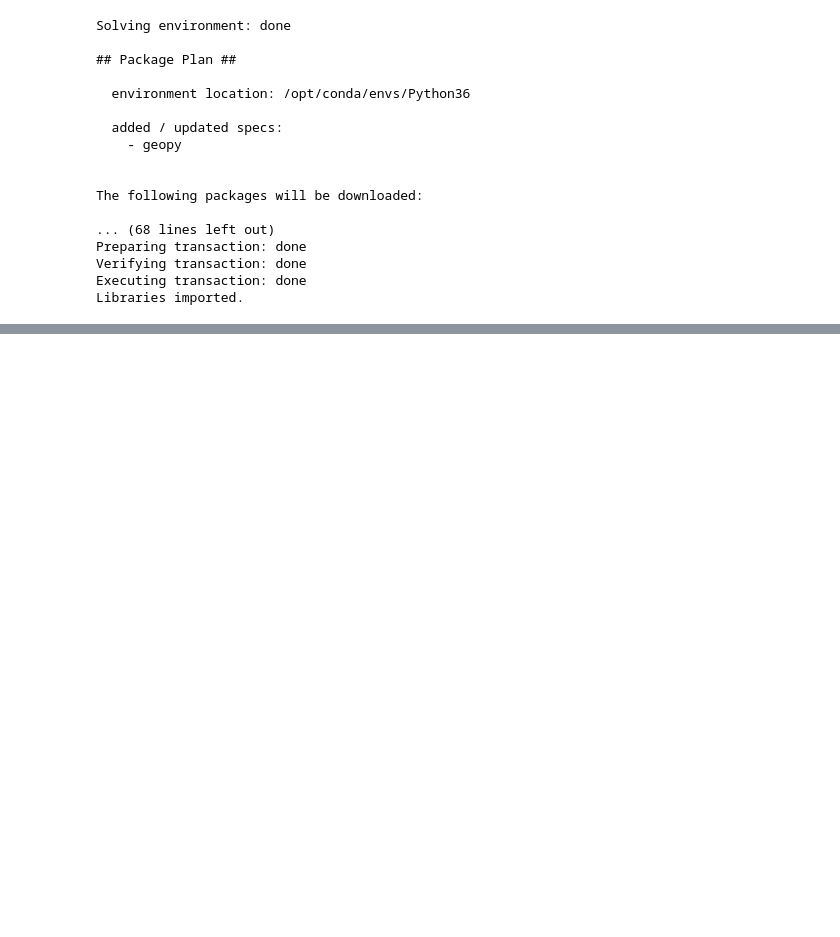
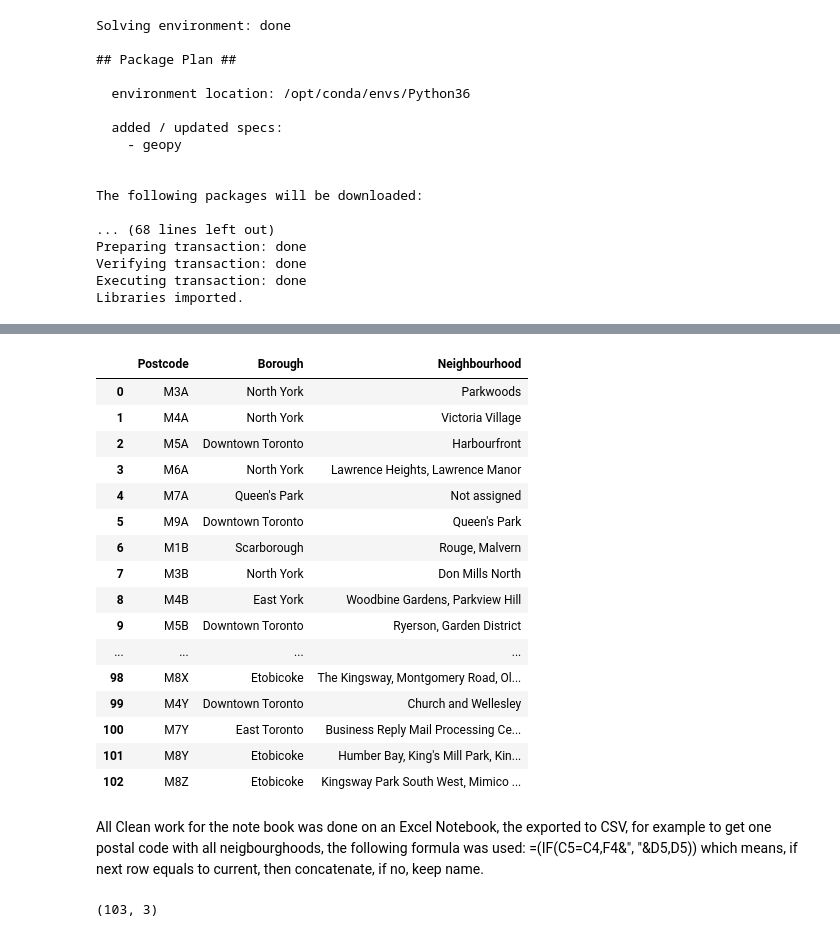
Before and after one commit to Mictalem/Coursera_Capstone, a Jupyter notebook: w3 - Toronto.ipynb, the cells around one changed output, grey strips where cells are left out. Saved outputs shown, nothing was run; the diff lists cells and outputs as text; code cells hidden in the pictures; blank space fills up the shorter version.

```diff
--- a/w3 - Toronto.ipynb
+++ b/w3 - Toronto.ipynb
@@ -42,3 +42,27 @@ Preparing transaction: done
 Verifying transaction: done
 Executing transaction: done
 Libraries imported.
+# %%
+
+import types
+from botocore.client import Config
+import ibm_boto3
+
+def __iter__(self): return 0
+
+# @hidden_cell
+# The following code accesses a file in your IBM Cloud Object Storage. It includes your credentials.
+# You might want to remove those credentials before you share the notebook.
+client_fd2bda2266444876853bd0f238a82ae6 = ibm_boto3.client(service_name='s3',
+    ibm_api_key_id='Jd75_zNJuZS-IXHbiE82I7OCHpcIWzyo-VMmE6q8sYeH',
+    ibm_auth_endpoint="https://iam.ng.bluemix.net/oidc/token",
+    config=Config(signature_version='oauth'),
+    endpoint_url='https://s3-api.us-geo.objectstorage.service.networklayer.com')
+
+body = client_fd2bda2266444876853bd0f238a82ae6.get_object(Bucket='applieddatasciencecapstone-donotdelete-pr-rhwuf20cmasnff',Key='TorontoWorkFinal.csv')['Body']
+# add missing __iter__ method, so pandas accepts body as file-like object
+if not hasattr(body, "__iter__"): body.__iter__ = types.MethodType( __iter__, body )
+
+# If you are reading an Excel file into a pandas DataFrame, replace `read_csv` by `read_excel` in the next statement.
+df_Toronto = pd.read_csv(body)
+df_Toronto.head()
@@ -44,0 +76,28 @@ Libraries imported.
+# %%
+df_Toronto
+# %% [output]
+|  | Postcode | Borough | Neighbourhood |
+| 0 | M3A | North York | Parkwoods |
+| 1 | M4A | North York | Victoria Village |
+| 2 | M5A | Downtown Toronto | Harbourfront |
+| 3 | M6A | North York | Lawrence Heights, Lawrence Manor |
+| 4 | M7A | Queen's Park | Not assigned |
+| 5 | M9A | Downtown Toronto | Queen's Park |
+| 6 | M1B | Scarborough | Rouge, Malvern |
+| 7 | M3B | North York | Don Mills North |
+| 8 | M4B | East York | Woodbine Gardens, Parkview Hill |
+| 9 | M5B | Downtown Toronto | Ryerson, Garden District |
+| ... | ... | ... | ... |
+| 98 | M8X | Etobicoke | The Kingsway, Montgomery Road, Ol... |
+| 99 | M4Y | Downtown Toronto | Church and Wellesley |
+| 100 | M7Y | East Toronto | Business Reply Mail Processing Ce... |
+| 101 | M8Y | Etobicoke | Humber Bay, King's Mill Park, Kin... |
+| 102 | M8Z | Etobicoke | Kingsway Park South West, Mimico ... |
+# %% [markdown]
+All Clean work for the note book was done on an Excel Notebook, the exported to CSV, for example to get one postal code with all neigbourghoods, the following formula was used:
+=(IF(C5=C4,F4&", "&D5,D5))
+which means, if next row equals to current, then concatenate, if no, keep name.
+# %%
+df_Toronto.shape
+# %% [output]
+(103, 3)
```
Also changed, not shown: parts of 1 cell of this notebook.
